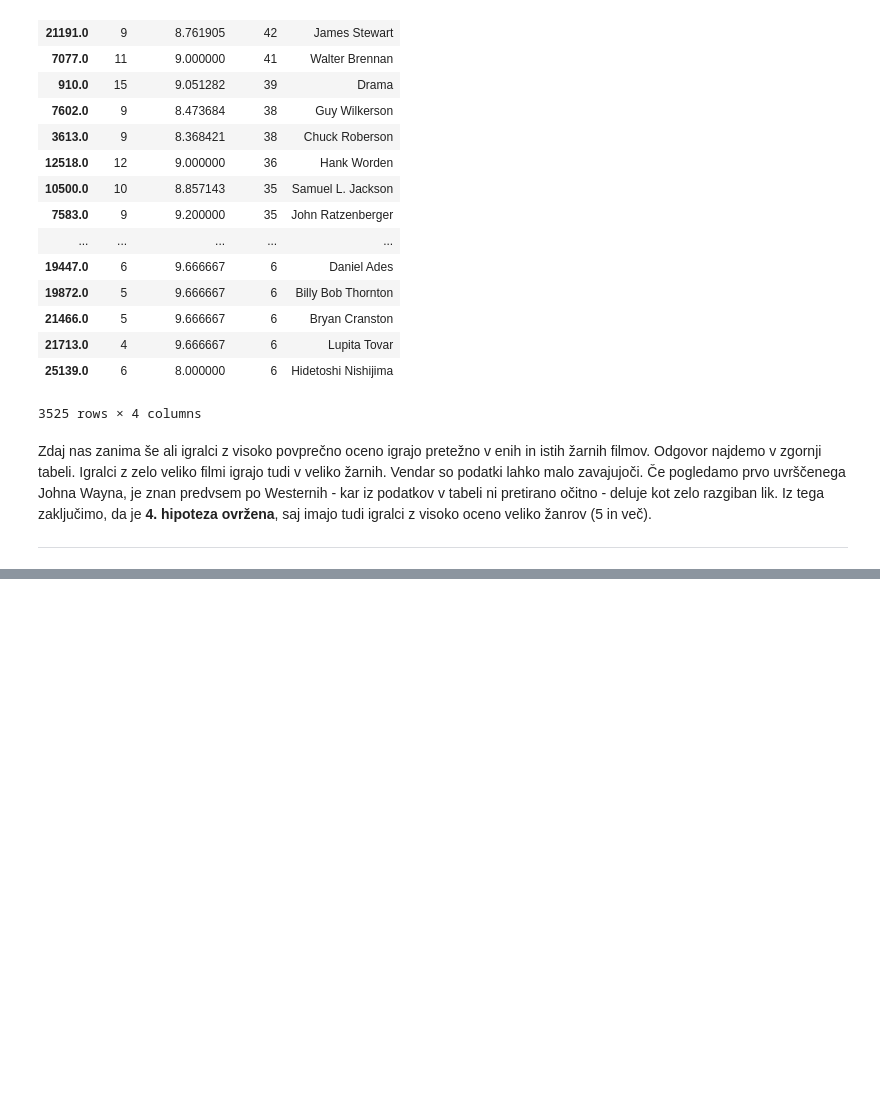
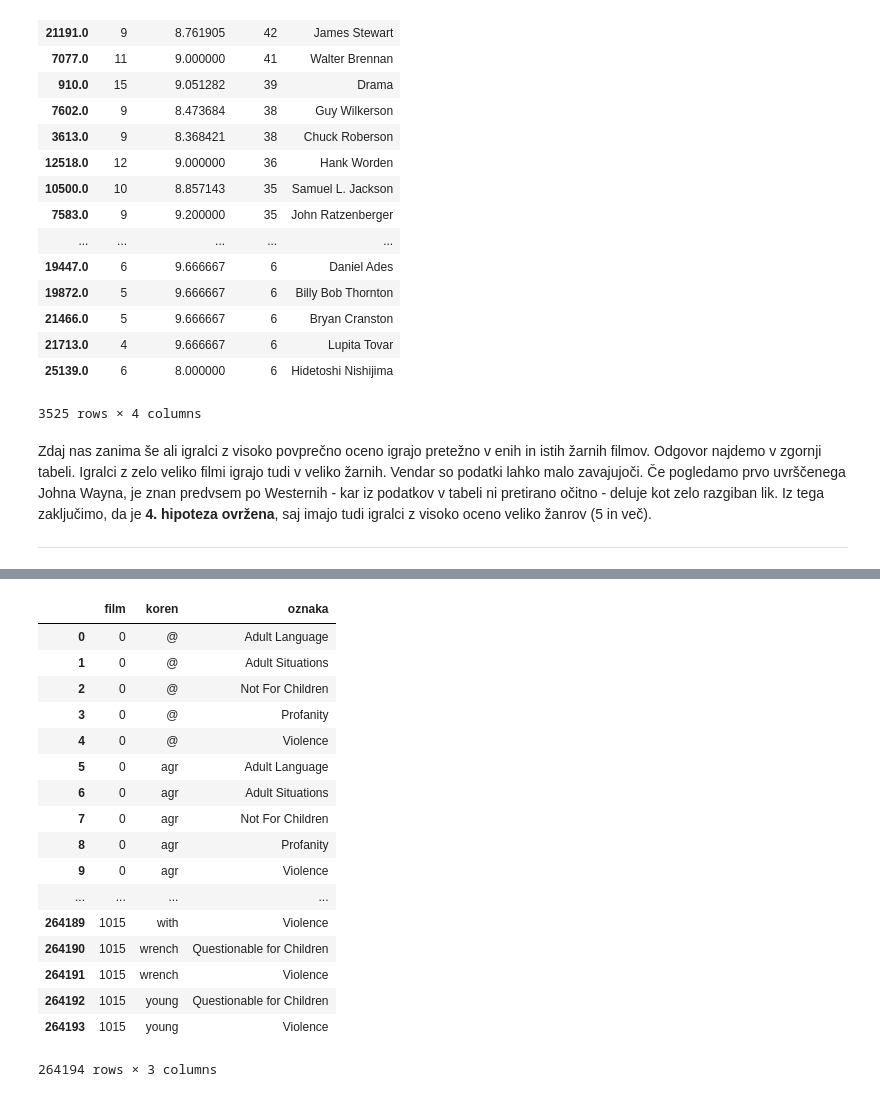
Before and after one commit to JanKamnikar/programiranje1-analiza-podatkov, a Jupyter notebook: analiza.ipynb, the cells around one changed output, grey strips where cells are left out. Cells and saved outputs as stored; diff of their text form; code cells hidden in the pictures; blank space fills up the shorter version.

```diff
--- a/analiza.ipynb
+++ b/analiza.ipynb
@@ -368,0 +419,22 @@ koreni_filmov
+# %%
+koreni_oznak = pd.merge(koreni_filmov, oznake_filmi, on='film')
+koreni_oznak
+# %% [output]
+|  | film | koren | oznaka |
+| 0 | 0 | @ | Adult Language |
+| 1 | 0 | @ | Adult Situations |
+| 2 | 0 | @ | Not For Children |
+| 3 | 0 | @ | Profanity |
+| 4 | 0 | @ | Violence |
+| 5 | 0 | agr | Adult Language |
+| 6 | 0 | agr | Adult Situations |
+| 7 | 0 | agr | Not For Children |
+| 8 | 0 | agr | Profanity |
+| 9 | 0 | agr | Violence |
+| ... | ... | ... | ... |
+| 264189 | 1015 | with | Violence |
+| 264190 | 1015 | wrench | Questionable for Children |
+| 264191 | 1015 | wrench | Violence |
+| 264192 | 1015 | young | Questionable for Children |
+| 264193 | 1015 | young | Violence |
+264194 rows × 3 columns
```
Also changed, not shown: parts of 12 cells of this notebook.
